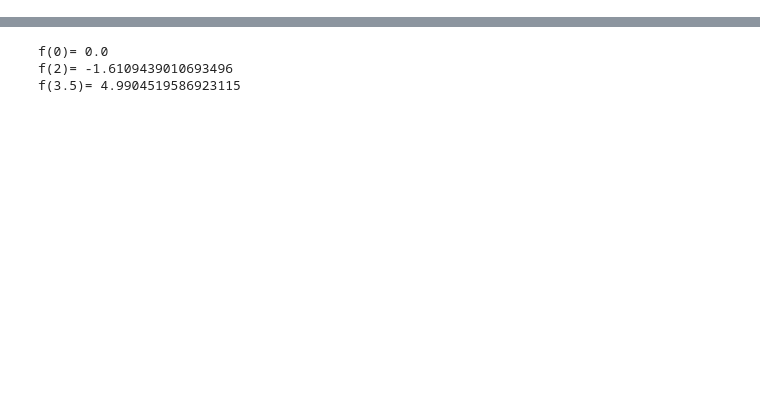
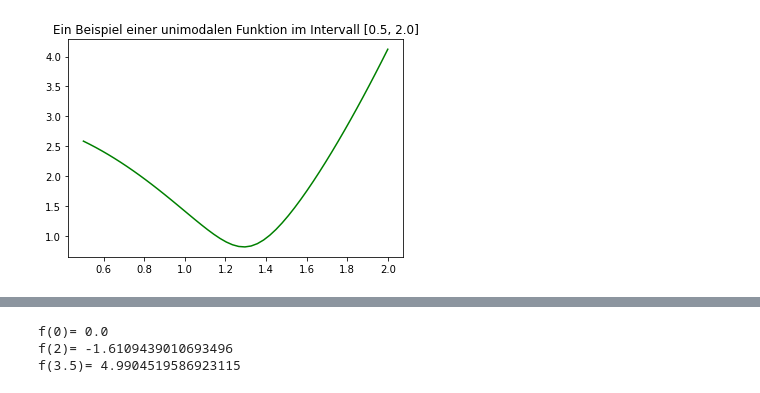
Before and after one commit to MBrill/Jupyter, a Jupyter notebook: Optimierung/opti1D.ipynb, the cells around one changed output, grey strips where cells are left out. Drawn from its saved outputs; the diff is of its cells as text; code cells hidden in the pictures; blank space fills up the shorter version.

```diff
--- a/Optimierung/opti1D.ipynb
+++ b/Optimierung/opti1D.ipynb
@@ -19,0 +15,17 @@ Der Brent-Algorithmus implementiert eine *safe guarded quadratic interpolation*
+# %%
+import numpy as np
+import matplotlib.pyplot as plt
+
+def uniex(x):
+    return np.sqrt(3.0*x*x*x*x - 10.0*x*x + 9)
+
+x = np.linspace(0.5, 2.0, 50)
+y = uniex(x)
+
+fig = plt.figure()
+plt.plot(x, y, 'g-')
+plt.title('Ein Beispiel einer unimodalen Funktion im Intervall [0.5, 2.0]')
+
+plt.show()
+# %% [output]
+[figure, added]
```
Also changed, not shown: parts of 19 cells of this notebook, 4 other files.
